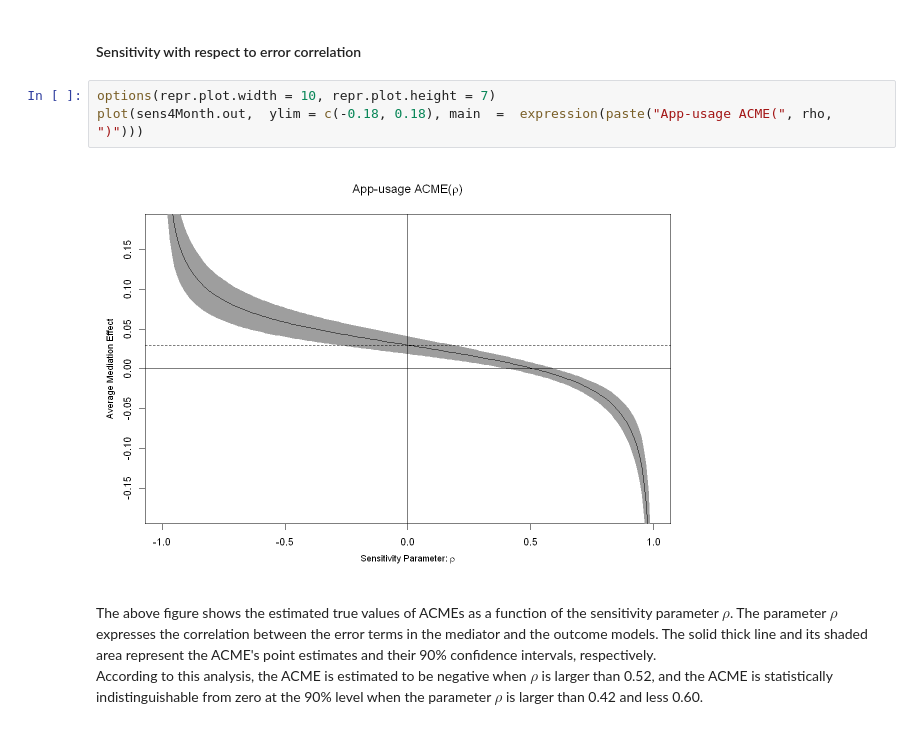
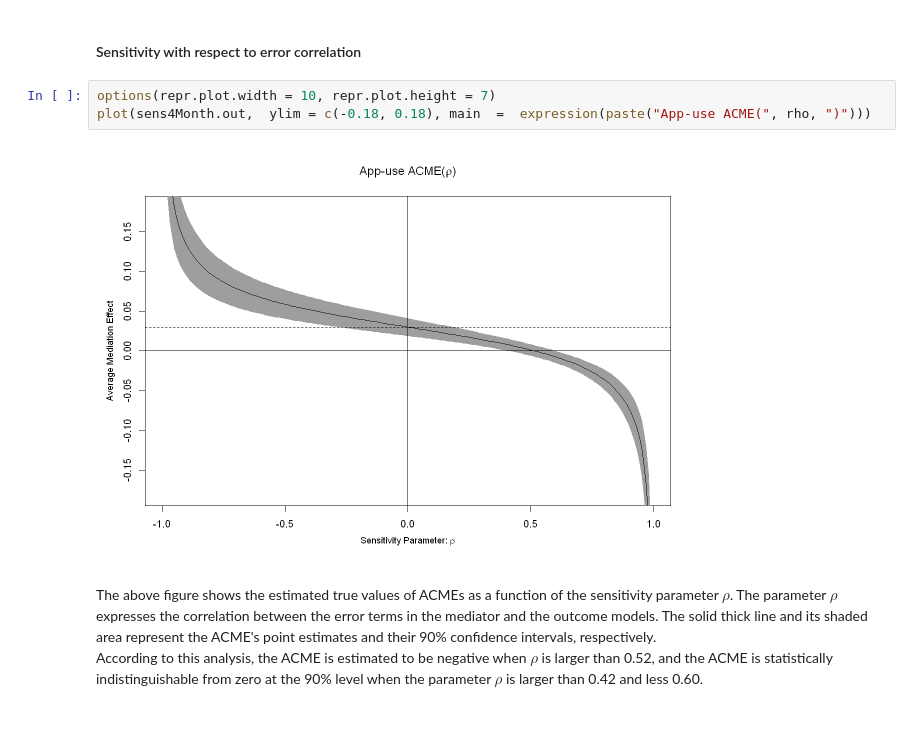
Before and after one commit to senresearch/dietappstudy, a Jupyter notebook: src/mediation/12month/Mediation_Analysis.ipynb, the cells around one changed output. Cells and saved outputs as stored; diff of their text form.

```diff
--- a/src/mediation/12month/Mediation_Analysis.ipynb
+++ b/src/mediation/12month/Mediation_Analysis.ipynb
@@ -475,9 +475,9 @@ R^2_M~R^2_Y~ at which ACME = 0: 0.1382
 #### Sensitivity with respect to error correlation
 # %%
 options(repr.plot.width = 10, repr.plot.height = 7)
-plot(sens4Month.out,  ylim = c(-0.18, 0.18), main  =  expression(paste("App-usage ACME(", rho, ")")))
+plot(sens4Month.out,  ylim = c(-0.18, 0.18), main  =  expression(paste("App-use ACME(", rho, ")")))
 # %% [output]
-[figure, old version]
+[figure, new version]
 # %% [markdown]
 The above figure shows the estimated true values of ACMEs as a function of the sensitivity parameter $\rho$. The parameter $\rho$
 expresses the correlation between the error terms in the mediator and the outcome models. The solid thick line and its shaded area represent the ACME's point estimates and their 90% confidence intervals, respectively.
```
Also changed, not shown: parts of 13 cells of this notebook, 12 other files.
